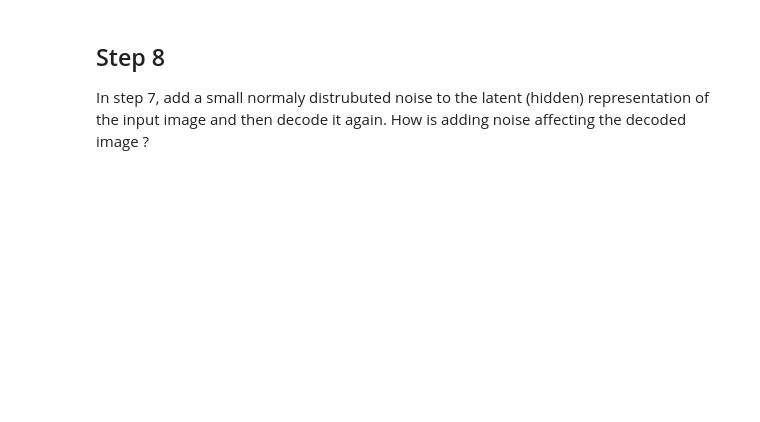
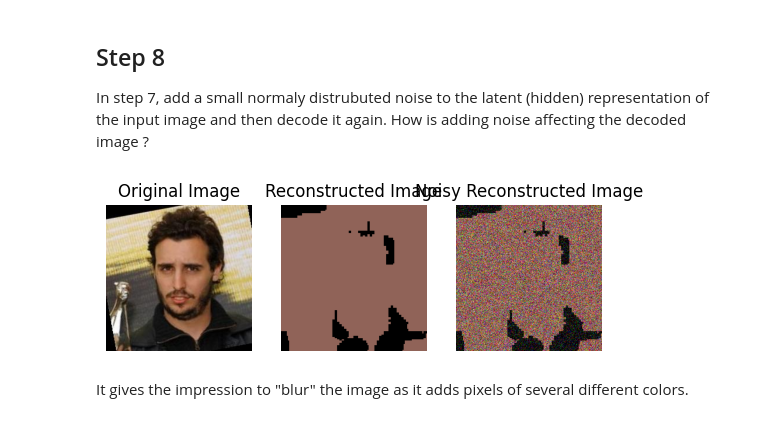
Before and after one commit to Toshou/Fall-23-APML-Public, a Jupyter notebook: Assignements/HW3/HW3.ipynb, the cells around one changed output. Saved outputs shown, nothing was run; the diff lists cells and outputs as text; code cells hidden in the pictures; blank space fills up the shorter version.

```diff
--- a/Assignements/HW3/HW3.ipynb
+++ b/Assignements/HW3/HW3.ipynb
@@ -282,41 +188,47 @@ for images, _ in dataloader:
 
 In step 7, add a small normaly distrubuted noise to the latent (hidden) representation of the input image and then decode it again. How is adding noise affecting the decoded image ?
 # %%
-model = AE()
 model.eval()
 
-for images, _ in dataloader:
-    original_image = images[0]
+random_index = random.randint(0, len(dataloader.dataset) - 1)
+sample_image, _ = dataloader.dataset[random_index]
 
-    with torch.no_grad():
-        encoded_image = model.encoder(original_image)
+sample_image = sample_image.unsqueeze(0)
 
-    noise = torch.randn_like(encoded_image) * 0.1
-    noisy_encoded_image = encoded_image + noise
+reconstructed_image = model(sample_image)
 
-    with torch.no_grad():
-        reconstructed_image = model.decoder(noisy_encoded_image)
+sample_image_np = sample_image.squeeze().permute(1, 2, 0).numpy()
+reconstructed_image_np = reconstructed_image.squeeze().permute(1, 2, 0).detach().numpy()
 
-    original_image = original_image.permute(1, 2, 0).numpy()
-    reconstructed_image = reconstructed_image[0].permute(1, 2, 0).numpy()
-    noisy_encoded_image = noisy_encoded_image[0].permute(1, 2, 0).numpy()
+plt.subplot(1, 3, 1)
+plt.title("Original Image")
+plt.imshow(sample_image_np)
+plt.axis('off')
 
-    plt.figure(figsize=(12, 4))
+plt.subplot(1, 3, 2)
+plt.title("Reconstructed Image")
+plt.imshow(reconstructed_image_np)
+plt.axis('off')
 
-    plt.subplot(1, 3, 1)
-    plt.title('Original Image')
-    plt.imshow(original_image)
-    plt.axis('off')
+#Adding noise
+with torch.no_grad():
+    noisy_reconstructed_image = reconstructed_image.clone()
+    noisy_reconstructed_image_np = noisy_reconstructed_image.squeeze().permute(1, 2, 0).numpy()
+    noise = np.random.normal(0, 0.2, noisy_reconstructed_image_np.shape)
+    noisy_reconstructed_image_np = noisy_reconstructed_image_np + noise
+    noisy_reconstructed_image_np = np.clip(noisy_reconstructed_image_np, 0, 1)
+    noisy_reconstructed_image = torch.tensor(noisy_reconstructed_image_np).permute(2, 0, 1).unsqueeze(0).float()
 
-    plt.subplot(1, 3, 2)
-    plt.title('Noisy Encoded Image')
-    plt.imshow(noisy_encoded_image)
-    plt.axis('off')
 
-    plt.subplot(1, 3, 3)
-    plt.title('Reconstructed Image from Noisy Encoding')
-    plt.imshow(reconstructed_image)
-    plt.axis('off')
+noisy_reconstructed_image_np = noisy_reconstructed_image.squeeze().permute(1, 2, 0).numpy()
 
-    plt.show()
-    break
+plt.subplot(1, 3, 3)
+plt.title("Noisy Reconstructed Image")
+plt.imshow(noisy_reconstructed_image_np)
+plt.axis('off')
+
+plt.show()
+# %% [output]
+[figure, added]
+# %% [markdown]
+It gives the impression to "blur" the image as it adds pixels of several different colors.
```
Also changed, not shown: parts of 12 cells of this notebook.
